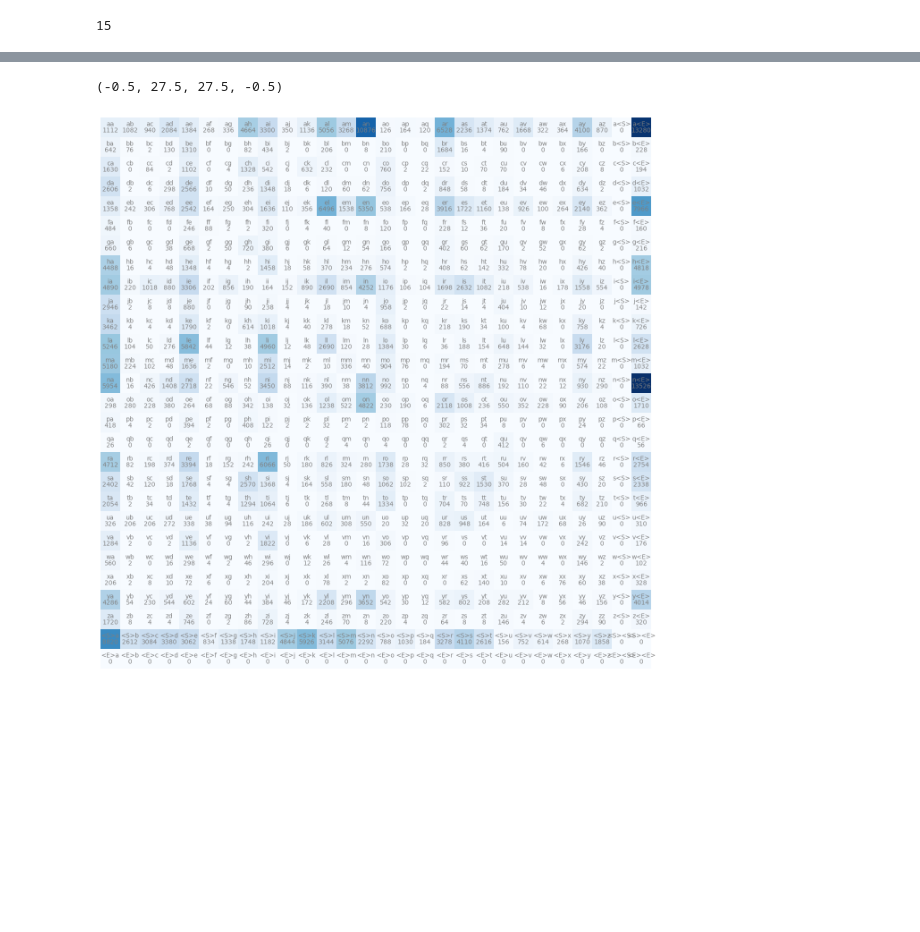
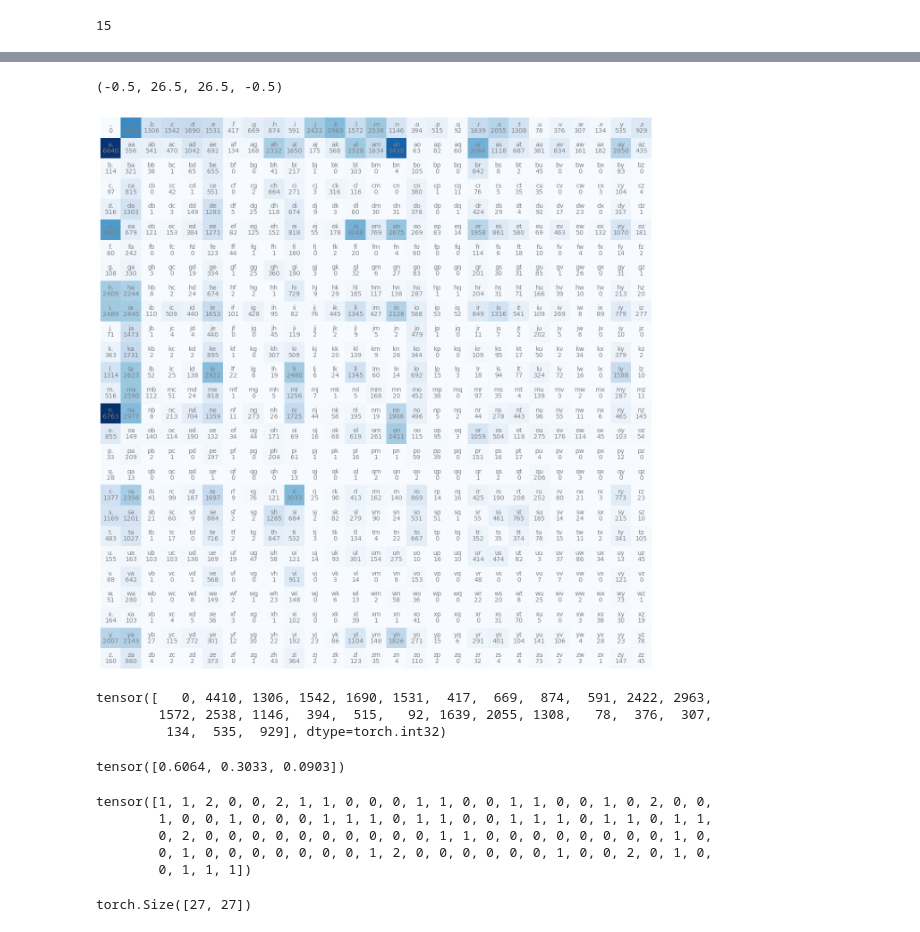
Before and after one commit to Dinuda/micrograd, a Jupyter notebook: makemore.ipynb, the cells around one changed output, grey strips where cells are left out. Cells and saved outputs as stored; diff of their text form; code cells hidden in the pictures; blank space fills up the shorter version.

Commit message:
prediction using bigram tensor

```diff
--- a/makemore.ipynb
+++ b/makemore.ipynb
@@ -48,15 +28,15 @@ words
 # %%
 import torch
 # %%
-N = torch.zeros((28, 28), dtype=torch.int32)
+N = torch.zeros((27, 27), dtype=torch.int32)
 # %%
 chars = sorted(list(set(''.join(words))))
-stoi = {s:i for i, s in enumerate(chars)}
-stoi['<S>'] = 26
-stoi['<E>'] = 27
+stoi = {s:i+1 for i, s in enumerate(chars)}
+stoi['.'] = 0
+itos = {i:s for s, i in stoi.items()}
 # %%
 for w in words:
-    chs = ['<S>'] + list(w) + ['<E>']
+    chs = ['.'] + list(w) + ['.']
     for ch1, ch2 in zip(chs, chs[1:]):
         ix1 = stoi[ch1]
         ix2 = stoi[ch2]
@@ -66,15 +44,21 @@ itos = {i:s for s, i in stoi.items()}
 # %%
 import matplotlib.pyplot as plt
 %matplotlib inline
 
 plt.figure(figsize=(16, 16))
 plt.imshow(N, cmap="Blues")
-for i in range(28):
-    for j in range(28):
+for i in range(27):
+    for j in range(27):
         chstr = itos[i] + itos[j]
         plt.text(j, i, chstr, ha="center", va="bottom", color="gray")
         plt.text(j, i, N[i, j].item(), ha="center", va="top", color="gray")
 plt.axis("off")
 # %% [output]
-(-0.5, 27.5, 27.5, -0.5)
+(-0.5, 26.5, 26.5, -0.5)
-[figure, old version]
+[figure, new version]
+# %%
+N[0, :]
+# %% [output]
+tensor([   0, 4410, 1306, 1542, 1690, 1531,  417,  669,  874,  591, 2422, 2963,
+        1572, 2538, 1146,  394,  515,   92, 1639, 2055, 1308,   78,  376,  307,
+         134,  535,  929], dtype=torch.int32)
@@ -80,0 +68,19 @@ plt.axis("off")
+# %%
+g = torch.Generator().manual_seed(2147483647)
+p = torch.rand(3, generator=g) # 3 random numbes
+p = p / p.sum()
+p
+# %% [output]
+tensor([0.6064, 0.3033, 0.0903])
+# %%
+torch.multinomial(p, num_samples=100, replacement=True, generator=g)
+# %% [output]
+tensor([1, 1, 2, 0, 0, 2, 1, 1, 0, 0, 0, 1, 1, 0, 0, 1, 1, 0, 0, 1, 0, 2, 0, 0,
+        1, 0, 0, 1, 0, 0, 0, 1, 1, 1, 0, 1, 1, 0, 0, 1, 1, 1, 0, 1, 1, 0, 1, 1,
+        0, 2, 0, 0, 0, 0, 0, 0, 0, 0, 0, 0, 1, 1, 0, 0, 0, 0, 0, 0, 0, 0, 1, 0,
+        0, 1, 0, 0, 0, 0, 0, 0, 0, 1, 2, 0, 0, 0, 0, 0, 0, 1, 0, 0, 2, 0, 1, 0,
+        0, 1, 1, 1])
+# %%
+N.shape
+# %% [output]
+torch.Size([27, 27])
```
Also changed, not shown: parts of 9 cells of this notebook.
